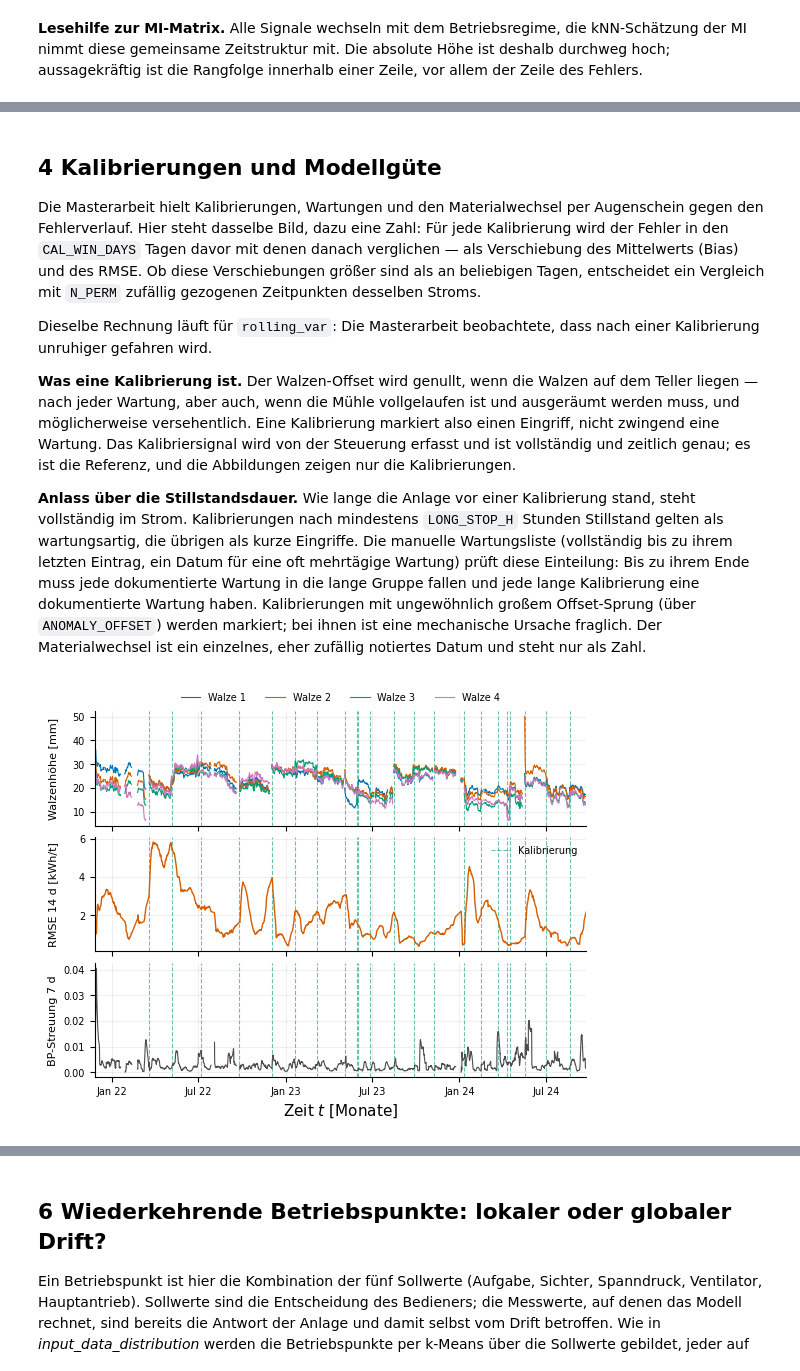
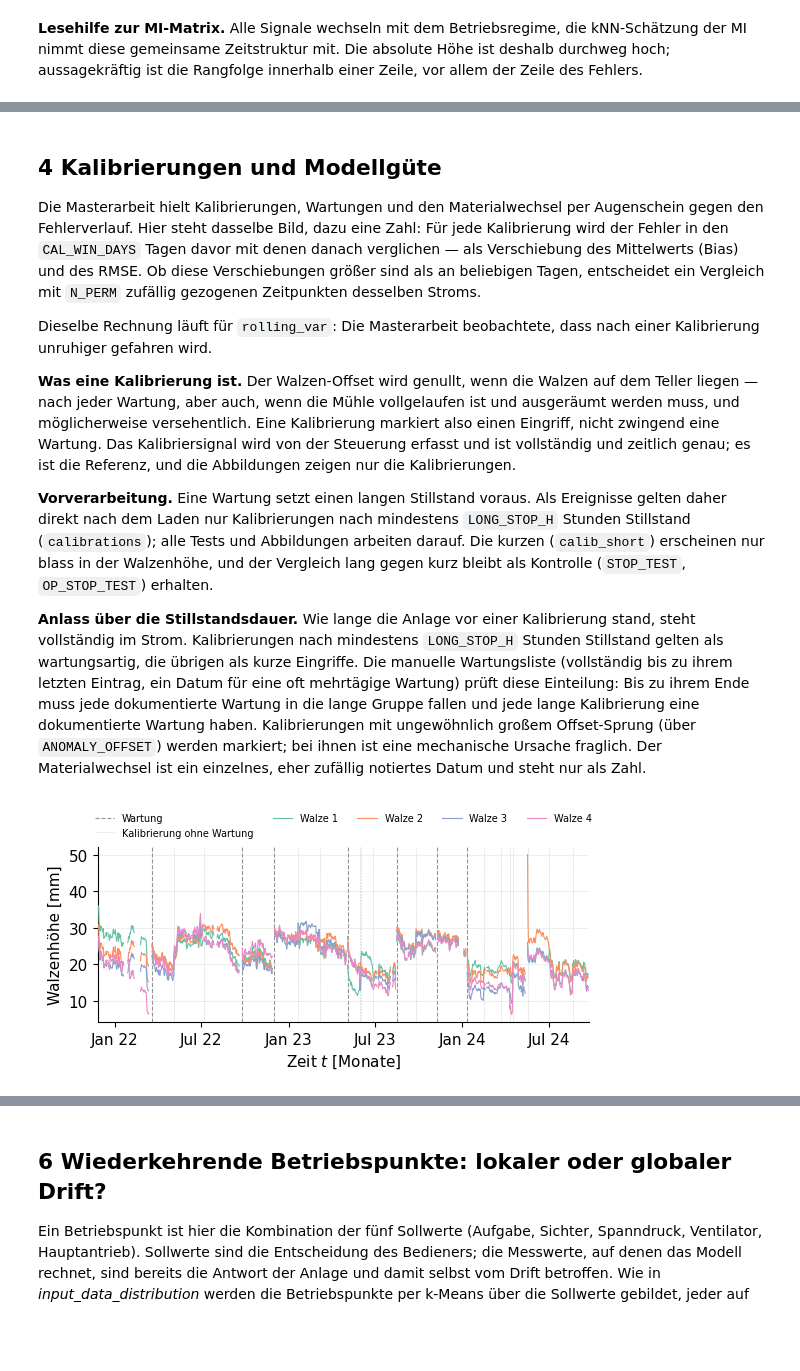
Before and after one commit to marijan-p/process_optimization_concept_drift, a Jupyter notebook: ipynb/mill/mill_context.ipynb, the cells around one changed output, grey strips where cells are left out. Drawn from its saved outputs; the diff is of its cells as text; code cells hidden in the pictures; blank space fills up the shorter version.

```diff
--- a/ipynb/mill/mill_context.ipynb
+++ b/ipynb/mill/mill_context.ipynb
@@ -221,10 +234,15 @@ maintenance = pd.DatetimeIndex(pd.to_datetime(MAINTENANCE_DATES))
 material_change = pd.Timestamp(MATERIAL_CHANGE)
 
 
-def mark_calibrations(ax, label=True, maintenance_too=False):
+def mark_calibrations(ax, label=True, maintenance_too=False, short=False):
     for i, t in enumerate(calibrations):
-        ax.axvline(t, zorder=1, label="Kalibrierung" if (label and i == 0) else None,
+        ax.axvline(t, zorder=1, label="Wartung" if (label and i == 0) else None,
                    **ts.vline("drift_event", lw=0.8))
+    if short:
+        for i, t in enumerate(calib_short):
+            ax.axvline(t, zorder=0, label=("Kalibrierung ohne Wartung"
+                                           if (label and i == 0) else None),
+                       **ts.vline("drift_event", lw=0.4, alpha=0.25))
     if maintenance_too:
         for i, t in enumerate(maintenance):
             ax.axvline(t, zorder=1, label="Walzenwartung" if (label and i == 0) else None,
@@ -445,6 +463,12 @@ markiert also einen Eingriff, nicht zwingend eine Wartung. Das Kalibriersignal w
 von der Steuerung erfasst und ist vollständig und zeitlich genau; es ist die
 Referenz, und die Abbildungen zeigen nur die Kalibrierungen.
 
+**Vorverarbeitung.** Eine Wartung setzt einen langen Stillstand voraus. Als Ereignisse
+gelten daher direkt nach dem Laden nur Kalibrierungen nach mindestens `LONG_STOP_H`
+Stunden Stillstand (`calibrations`); alle Tests und Abbildungen arbeiten darauf. Die
+kurzen (`calib_short`) erscheinen nur blass in der Walzenhöhe, und der Vergleich
+lang gegen kurz bleibt als Kontrolle (`STOP_TEST`, `OP_STOP_TEST`) erhalten.
+
 **Anlass über die Stillstandsdauer.** Wie lange die Anlage vor einer Kalibrierung
 stand, steht vollständig im Strom. Kalibrierungen nach mindestens `LONG_STOP_H`
 Stunden Stillstand gelten als wartungsartig, die übrigen als kurze Eingriffe. Die
@@ -458,35 +482,26 @@ steht nur als Zahl.
 # %%
 rmse_roll = np.sqrt((stream["model_error"] ** 2)
                     .rolling(f"{RMSE_WIN_DAYS}D", min_periods=5).mean())
 daily_height = stream[[f"roller_height_{i}" for i in range(1, 5)]].resample("D").mean()
 
-fig, axes = plt.subplots(3, 1, sharex=True, figsize=(w, w * 0.75),
-                         gridspec_kw={"hspace": 0.1})
+fig, ax = plt.subplots(figsize=(w, w * 0.36))
+mark_calibrations(ax, short=True)
 for i, col in enumerate(daily_height.columns):
-    axes[0].plot(daily_height.index, daily_height[col], lw=0.8,
-                 color=ts.CATEGORICAL[i], label=f"Walze {i + 1}")
-axes[0].set_ylabel("Walzenhöhe [mm]", fontsize=8)
-axes[0].legend(frameon=False, fontsize=7, ncol=5, loc="lower center",
-               bbox_to_anchor=(0.5, 1.0))
-axes[1].plot(rmse_roll.index, rmse_roll, color=ts.C["drift_afflicted"], lw=1.0)
-axes[1].set_ylabel(f"RMSE {RMSE_WIN_DAYS} d [kWh/t]", fontsize=8)
-axes[2].plot(stream.index, stream["rolling_var"], color=ts.C["box"], lw=0.8)
-axes[2].set_ylabel(f"BP-Streuung {VAR_WIN_DAYS} d", fontsize=8)
-axes[2].set_xlabel(ts.TIME_LABEL)
-for ax in axes:
-    mark_calibrations(ax, label=(ax is axes[1]))
-    ax.grid(True, alpha=0.2)
-    ax.tick_params(labelsize=7)
-axes[1].legend(frameon=False, fontsize=7, loc="upper right")
-axes[-1].set_xlim(stream.index[0], stream.index[-1])
-date_axis(axes[-1])
-fig.align_ylabels(axes)
+    ax.plot(daily_height.index, daily_height[col], lw=0.8,
+            color=ts.SET2[i], label=f"Walze {i + 1}", zorder=3)
+ax.set_ylabel("Walzenhöhe [mm]")
+ax.set_xlabel(ts.TIME_LABEL)
+ax.legend(frameon=False, fontsize=7, ncol=5, loc="lower center",
+          bbox_to_anchor=(0.5, 1.0))
+ax.grid(True, axis="y", alpha=0.2)
+ax.set_xlim(stream.index[0], stream.index[-1])
+date_axis(ax)
 plot_store.save_figure(fig, "context_calibrations", model_cfg, final=IS_FINAL,
                        savefig_kwargs={"dpi": 300, "bbox_inches": "tight"},
                        archive_kwargs={"dpi": 300, "bbox_inches": "tight"})
 plt.show()
 # %% [output]
-[figure, old version]
+[figure, new version]
 # %%
 def window_shift(times: pd.DatetimeIndex, values: np.ndarray, t0, days: float,
                  min_points: int):
```
Also changed, not shown: parts of 21 cells of this notebook, 24 other files.
